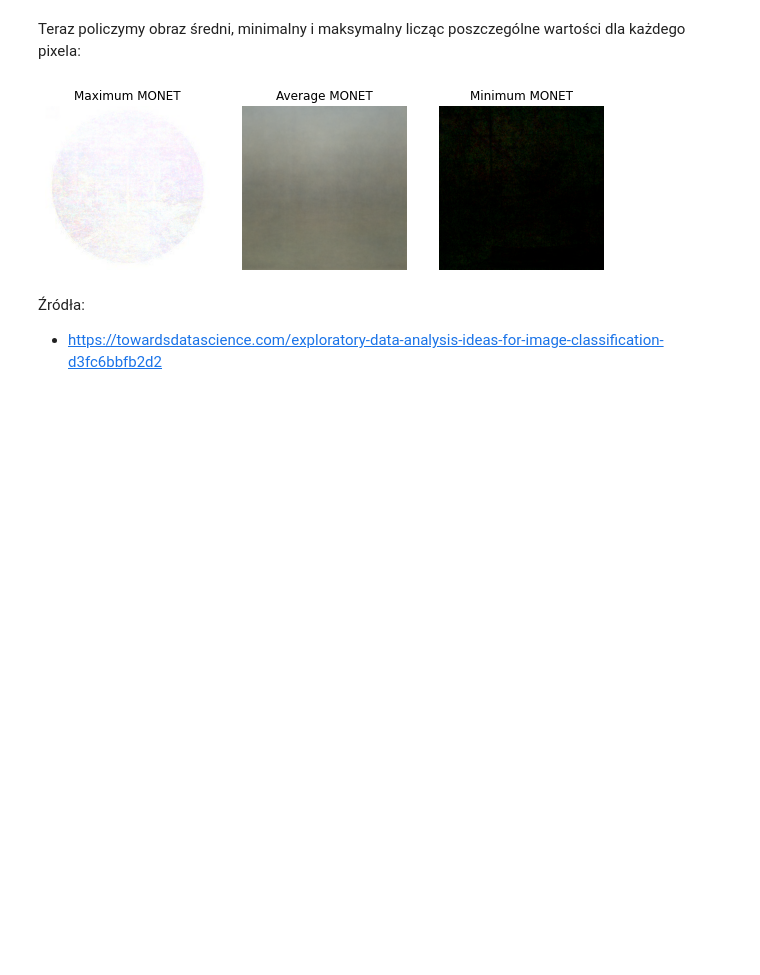
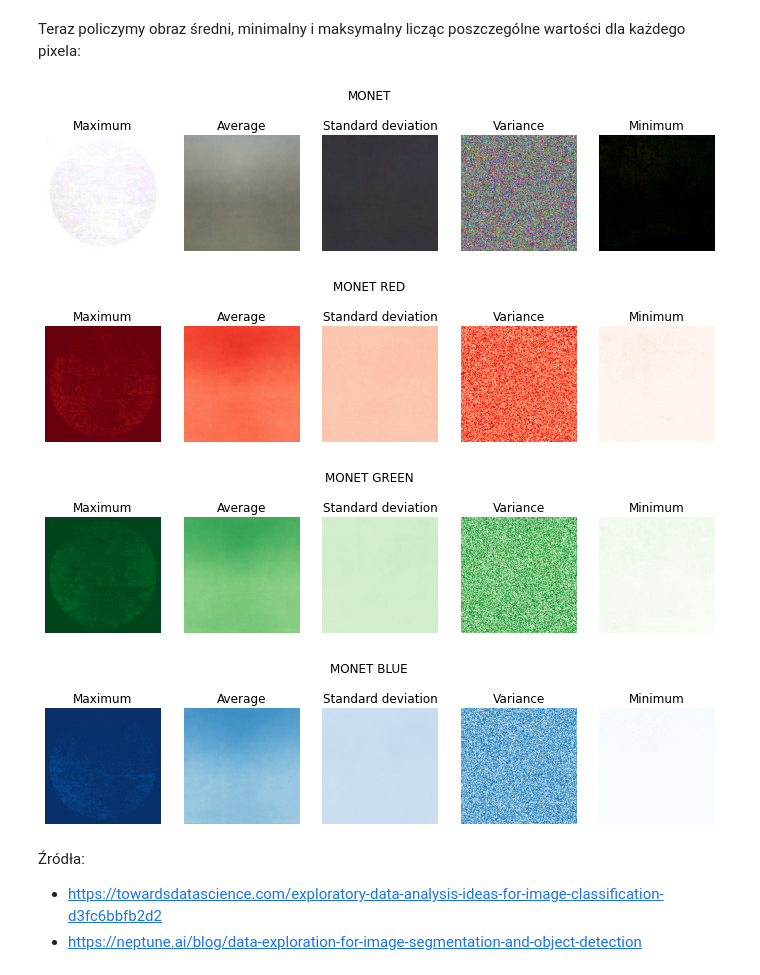
Before and after one commit to akbuchowicz/WTUM_13_2022, a Jupyter notebook: Wczesne_wczytanie_danych.ipynb, the cells around one changed output. Cells and saved outputs as stored; diff of their text form; code cells hidden in the pictures; blank space fills up the shorter version.

Commit message:
aplha v1.0.1 data exploration
- histogram rozmiarów;
- obraz wariancji i odchylenia standardowego;
- obrazy eksperymentalne dla poszczególnych kolorów RGB;

```diff
--- a/Wczesne_wczytanie_danych.ipynb
+++ b/Wczesne_wczytanie_danych.ipynb
@@ -43,43 +54,70 @@ def img2np(path, list_of_filename, size = (256, 256)):
         current_image = image.load_img(fp, target_size = size,
                                        color_mode = 'rgb')
         img_ts = image.img_to_array(current_image)
+        img_ts_r = img_ts[:,:,0]
+        img_ts_g = img_ts[:,:,1]
+        img_ts_b = img_ts[:,:,2]
         img_ts = [img_ts.ravel()]
+        img_ts_r = [img_ts_r.ravel()]
+        img_ts_g = [img_ts_g.ravel()]
+        img_ts_b = [img_ts_b.ravel()]
         try:
             full_mat = np.concatenate((full_mat, img_ts))
+            full_mat_r = np.concatenate((full_mat_r, img_ts_r))
+            full_mat_g = np.concatenate((full_mat_g, img_ts_g))
+            full_mat_b = np.concatenate((full_mat_b, img_ts_b))
         except UnboundLocalError:
             full_mat = img_ts
-    return full_mat
+            full_mat_r = img_ts_r
+            full_mat_g = img_ts_g
+            full_mat_b = img_ts_b
+    return full_mat, full_mat_r, full_mat_g, full_mat_b;
 
-monet_matrix = img2np(f"{monet_dir}/", monet_imgs)
+monet_matrix, monet_matrix_r, monet_matrix_g, monet_matrix_b = img2np(f"{monet_dir}/", monet_imgs)
 # %% [markdown]
 Teraz policzymy obraz średni, minimalny i maksymalny licząc poszczególne wartości dla każdego pixela:
 # %%
-def min_mean_max_img(full_mat, title, size = (256, 256, 3)):
-    fig = plt.figure(figsize = (10,6))
-    max_img = np.max(full_mat, axis = 0)
-    max_img = max_img.reshape(size)
-    mean_img = np.mean(full_mat, axis = 0)
-    mean_img = mean_img.reshape(size)
-    min_img = np.min(full_mat, axis = 0)
-    min_img = min_img.reshape(size)
-    ax = fig.add_subplot(1, 3, 1)
-    plt.imshow(max_img.astype(np.uint8), vmin=0, vmax=255)
-    plt.title(f'Maximum {title}')
+def mmms_img(full_mat, title, size = (256, 256, 3), c_map = "viridis"):
+    fig = plt.figure(figsize = (12,3))
+    fig.suptitle(title)
+    max_img = np.max(full_mat, axis = 0).reshape(size)
+    mean_img = np.mean(full_mat, axis = 0).reshape(size)
+    min_img = np.min(full_mat, axis = 0).reshape(size)
+    std_img = np.std(full_mat, axis = 0).reshape(size)
+    var_img = np.var(full_mat, axis = 0).reshape(size)
+    ax = fig.add_subplot(1, 5, 1)
+    plt.imshow(max_img.astype(np.uint8), vmin=0, vmax=255, cmap = c_map)
+    plt.title('Maximum')
     plt.axis('off')
-    ax = fig.add_subplot(1, 3, 2)
-    plt.imshow(mean_img.astype(np.uint8), vmin=0, vmax=255)
-    plt.title(f'Average {title}')
+    ax = fig.add_subplot(1, 5, 2)
+    plt.imshow(mean_img.astype(np.uint8), vmin=0, vmax=255, cmap=c_map)
+    plt.title('Average')
     plt.axis('off')
-    ax = fig.add_subplot(1, 3, 3)
-    plt.imshow(min_img.astype(np.uint8), vmin=0, vmax=255)
-    plt.title(f'Minimum {title}')
+    ax = fig.add_subplot(1, 5, 3)
+    plt.imshow(std_img.astype(np.uint8), vmin=0, vmax=255, cmap=c_map)
+    plt.title('Standard deviation')
+    plt.axis('off')
+    ax = fig.add_subplot(1, 5, 4)
+    plt.imshow(var_img.astype(np.uint8), vmin=0, vmax=255, cmap=c_map)
+    plt.title('Variance')
+    plt.axis('off')
+    ax = fig.add_subplot(1, 5, 5)
+    plt.imshow(min_img.astype(np.uint8), vmin=0, vmax=255, cmap=c_map)
+    plt.title('Minimum')
     plt.axis('off')
     plt.show()
-    return mean_img
+    return max_img, mean_img, std_img, var_img, min_img;
 
-monet_mean = min_mean_max_img(monet_matrix, 'MONET')
+monet_stats = mmms_img(monet_matrix, 'MONET')
+monet_red_stats = mmms_img(monet_matrix_r, 'MONET RED', (256,256), "Reds")
+monet_green_stats = mmms_img(monet_matrix_g, 'MONET GREEN', (256,256), "Greens")
+monet_blue_stats = mmms_img(monet_matrix_b, 'MONET BLUE', (256,256), "Blues")
 # %% [output]
-[figure, old version]
+[figure, new version]
+[figure, added]
+[figure, added]
+[figure, added]
 # %% [markdown]
 Źródła:
 * https://towardsdatascience.com/exploratory-data-analysis-ideas-for-image-classification-d3fc6bbfb2d2
+* https://neptune.ai/blog/data-exploration-for-image-segmentation-and-object-detection
```
Also changed, not shown: parts of 3 cells of this notebook.
